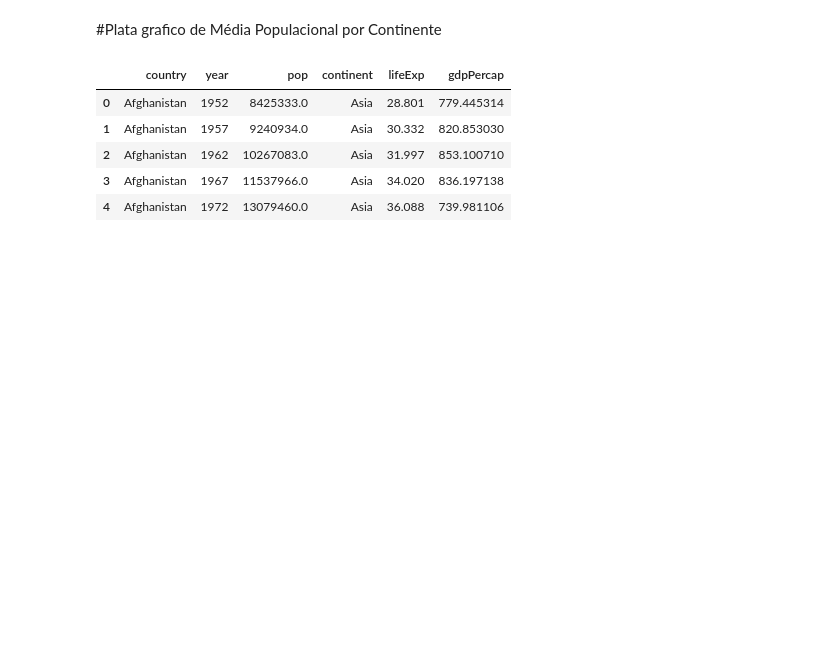
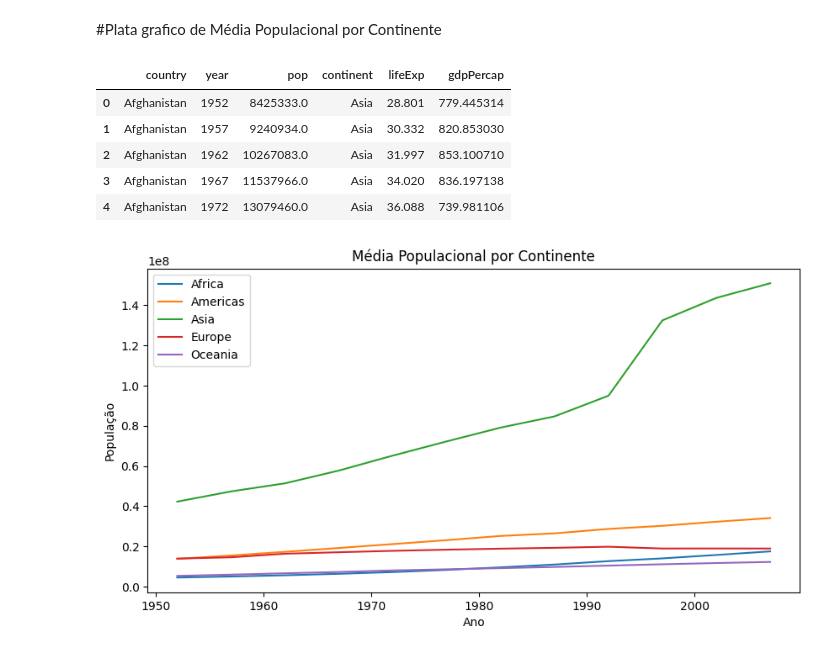
Before and after one commit to tuerepinto/analise-desenvolvimento-humano-economico-global, a Jupyter notebook: notebooks/Análise Desenvolvimento Humano - Khalil.ipynb, the cells around one changed output. Saved outputs shown, nothing was run; the diff lists cells and outputs as text; code cells hidden in the pictures; blank space fills up the shorter version.

```diff
--- a/notebooks/Análise Desenvolvimento Humano - Khalil.ipynb
+++ b/notebooks/Análise Desenvolvimento Humano - Khalil.ipynb
@@ -114,3 +114,7 @@ df.head()
 | 2 | Afghanistan | 1962 | 10267083.0 | Asia | 31.997 | 853.100710 |
 | 3 | Afghanistan | 1967 | 11537966.0 | Asia | 34.020 | 836.197138 |
 | 4 | Afghanistan | 1972 | 13079460.0 | Asia | 36.088 | 739.981106 |
+# %%
+plot_total_population_by_continent(df)
+# %% [output]
+[figure, added]
```
